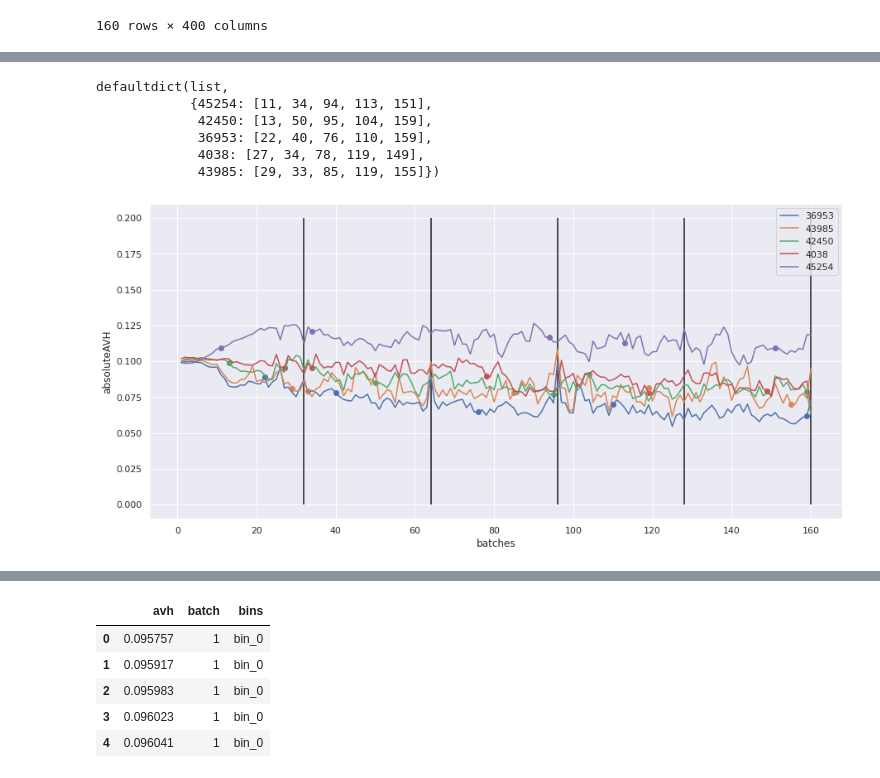
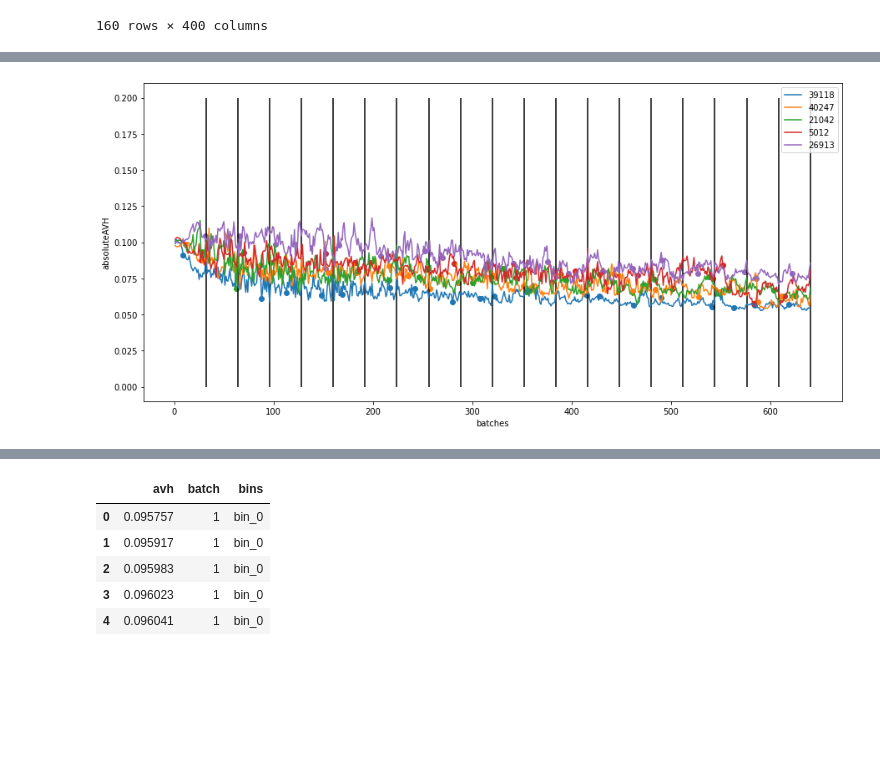
Before and after one commit to chandan-wai/fast-autoaugment, a Jupyter notebook: staleness.ipynb, the cells around one changed output, grey strips where cells are left out. Drawn from its saved outputs; the diff is of its cells as text; code cells hidden in the pictures; blank space fills up the shorter version.

```diff
--- a/staleness.ipynb
+++ b/staleness.ipynb
@@ -41,8 +45,25 @@ for epoch in epochs:
 # %%
+data = []
+index = []
+unaug_df = dict()
+for epoch in epochs:
+    for i in range(1, 33):
+        data.append(unaug_data['epoch_{}'.format(epoch)]['batch_{}'.format(i)]["absoluteAVH"])
+        index.append('epoch_{}_batch_{}'.format(epoch, i))
+unaug_df["absoluteAVH"] = pd.DataFrame(data, index=index)
+
 data = []
 index = []
 for epoch in epochs:
     for i in range(1, 33):
-        data.append(unaug_data['epoch_{}'.format(epoch)]['batch_{}'.format(i)][measure])
+        data.append(unaug_data['epoch_{}'.format(epoch)]['batch_{}'.format(i)]["AVH"])
         index.append('epoch_{}_batch_{}'.format(epoch, i))
-unaug_df = pd.DataFrame(data, index=index)
+unaug_df["AVH"] = pd.DataFrame(data, index=index)
+
+data = []
+index = []
+for epoch in epochs:
+    for i in range(1, 33):
+        data.append(unaug_data['epoch_{}'.format(epoch)]['batch_{}'.format(i)]["absoluteinstance_loss"])
+        index.append('epoch_{}_batch_{}'.format(epoch, i))
+unaug_df["instance_loss"] = pd.DataFrame(data, index=index)
@@ -85,7 +100,7 @@ unaug_df[splits[0].index]
 | epoch_5_batch_32 | 0.081303 | 0.081063 | 0.096774 | 0.120520 | 0.108550 | 0.088513 | 0.102641 | 0.075428 | 0.103467 | 0.108557 | ... | ... |
 160 rows × 400 columns
 # %%
-indices = list(unaug_df.sum(axis=0).sort_values().index[[0, 1000, 2000, 3000, 3999]])
+indices = list(unaug_df["AVH"].sum(axis=0).sort_values().index[[0, 1000, 2000, 3000, 3999]])
 # %%
 indices
 # %% [output]
@@ -93,3 +108,5 @@ indices
+# %%
+num_epochs=200
 # %%
 from collections import defaultdict
 train_batch = defaultdict(list)
@@ -99,28 +116,19 @@ for i in range(1, num_epochs*32+1):
     if batch==0:
         batch = 32
     batch_indices = unaug_data['epoch_{}'.format(epoch)]['batch_{}_indices'.format(batch)]
-    for idx in indices:
+    for idx in list(unaug_df[measure].columns):
         if idx in batch_indices:
             train_batch[idx].append(i)
-# %%
-train_batch
-# %% [output]
-defaultdict(list,
-            {45254: [11, 34, 94, 113, 151],
-             42450: [13, 50, 95, 104, 159],
-             36953: [22, 40, 76, 110, 159],
-             4038: [27, 34, 78, 119, 149],
-             43985: [29, 33, 85, 119, 155]})
 # %%
 x = np.arange(1, num_epochs*32 + 1)
 plt.figure(figsize=(15,7))
 for idx in indices:
-    plt.plot(x, unaug_df[idx])
-    plt.scatter(train_batch[idx], [unaug_df[idx]['epoch_{}_batch_{}'.format(j+1, 32 if i%32==0 else i%32)] for j, i in enumerate(train_batch[idx])])
-plt.vlines(x=epochs*32, ymin=0, ymax=0.2, colors='k')
+    plt.plot(x, unaug_df["absoluteAVH"][idx][:num_epochs*32])
+    plt.scatter(train_batch[idx], [unaug_df["absoluteAVH"][idx]['epoch_{}_batch_{}'.format(j+1, 32 if i%32==0 else i%32)] for j, i in enumerate(train_batch[idx])])
+plt.vlines(x=epochs[:num_epochs]*32, ymin=0, ymax=0.2, colors='k')
 plt.xlabel('batches')
-plt.ylabel(measure)
+plt.ylabel("absoluteAVH")
 plt.legend(indices)
 plt.show()
 # %% [output]
-[figure, old version]
+[figure, new version]
```
Also changed, not shown: parts of 29 cells of this notebook, 3 other files.
